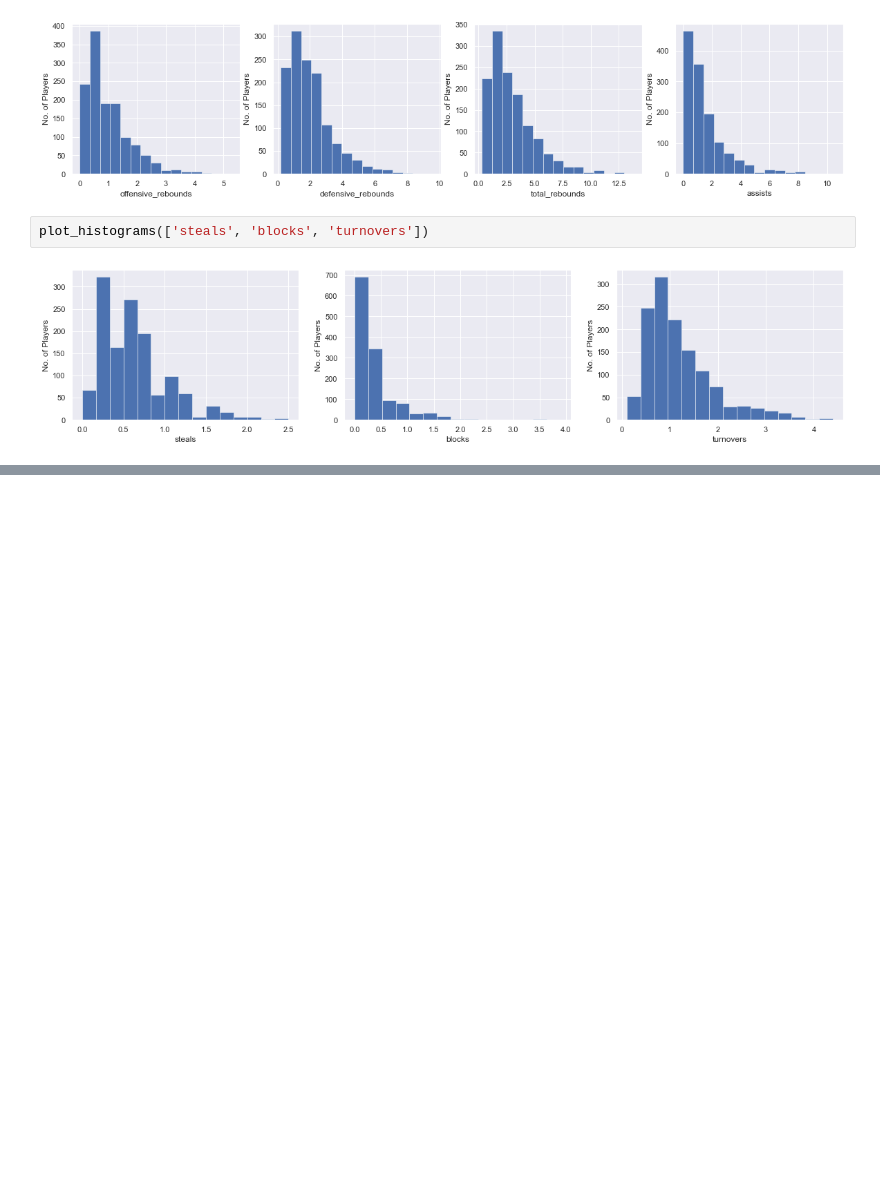
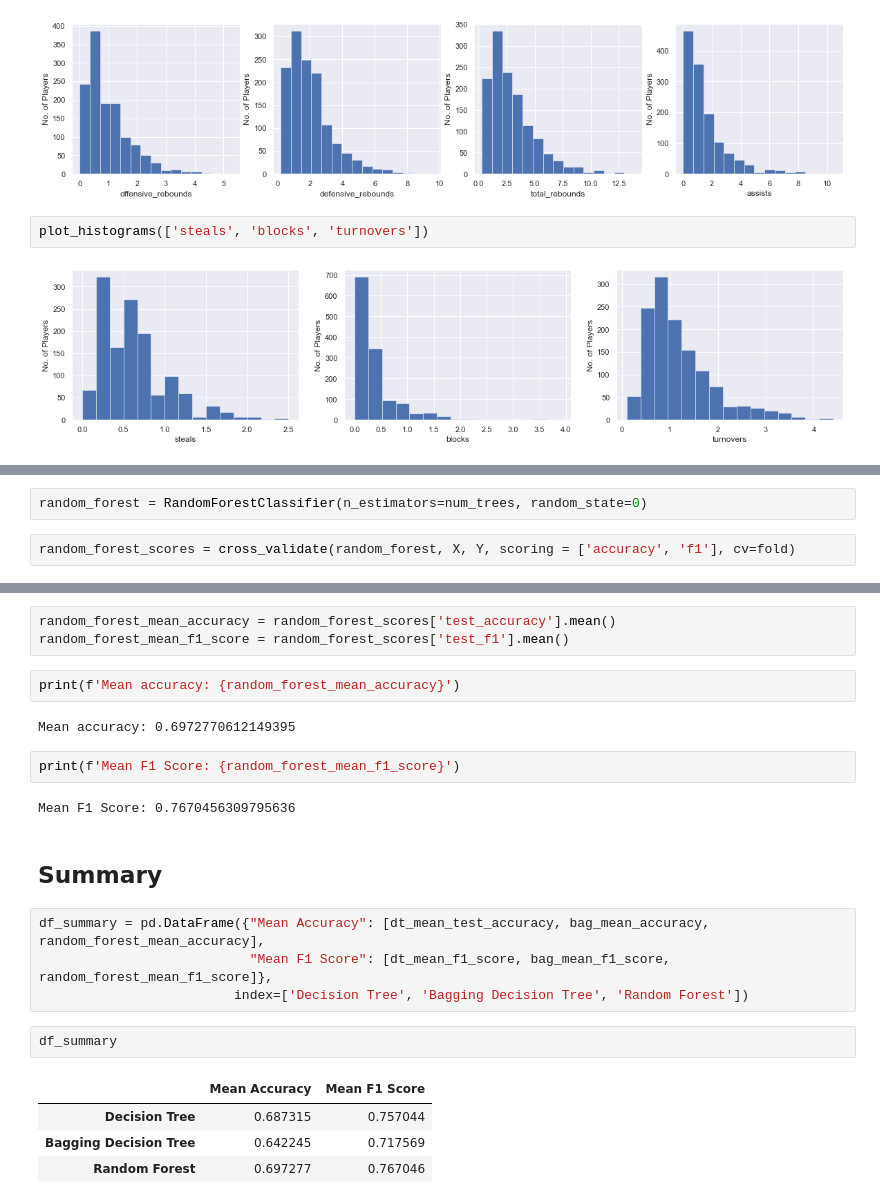
Before and after one commit to mwalbers1/DSC-609-Summer-2022, a Jupyter notebook: module-4-ensemble-algorithms.ipynb, the cells around one changed output, grey strips where cells are left out. Saved outputs shown, nothing was run; the diff lists cells and outputs as text; blank space fills up the shorter version.

```diff
--- a/module-4-ensemble-algorithms.ipynb
+++ b/module-4-ensemble-algorithms.ipynb
@@ -141,0 +301,4 @@ plot_histograms(['steals', 'blocks', 'turnovers'])
+# %%
+random_forest = RandomForestClassifier(n_estimators=num_trees, random_state=0)
+# %%
+random_forest_scores = cross_validate(random_forest, X, Y, scoring = ['accuracy', 'f1'], cv=fold)
@@ -141,0 +312,24 @@ plot_histograms(['steals', 'blocks', 'turnovers'])
+# %%
+random_forest_mean_accuracy = random_forest_scores['test_accuracy'].mean()
+random_forest_mean_f1_score = random_forest_scores['test_f1'].mean()
+# %%
+print(f'Mean accuracy: {random_forest_mean_accuracy}')
+# %% [output]
+Mean accuracy: 0.6972770612149395
+# %%
+print(f'Mean F1 Score: {random_forest_mean_f1_score}')
+# %% [output]
+Mean F1 Score: 0.7670456309795636
+# %% [markdown]
+## Summary
+# %%
+df_summary = pd.DataFrame({"Mean Accuracy": [dt_mean_test_accuracy, bag_mean_accuracy, random_forest_mean_accuracy],
+                           "Mean F1 Score": [dt_mean_f1_score, bag_mean_f1_score, random_forest_mean_f1_score]},
+                         index=['Decision Tree', 'Bagging Decision Tree', 'Random Forest'])
+# %%
+df_summary
+# %% [output]
+|  | Mean Accuracy | Mean F1 Score |
+| Decision Tree | 0.687315 | 0.757044 |
+| Bagging Decision Tree | 0.642245 | 0.717569 |
+| Random Forest | 0.697277 | 0.767046 |
```
Also changed, not shown: parts of 44 cells of this notebook.
